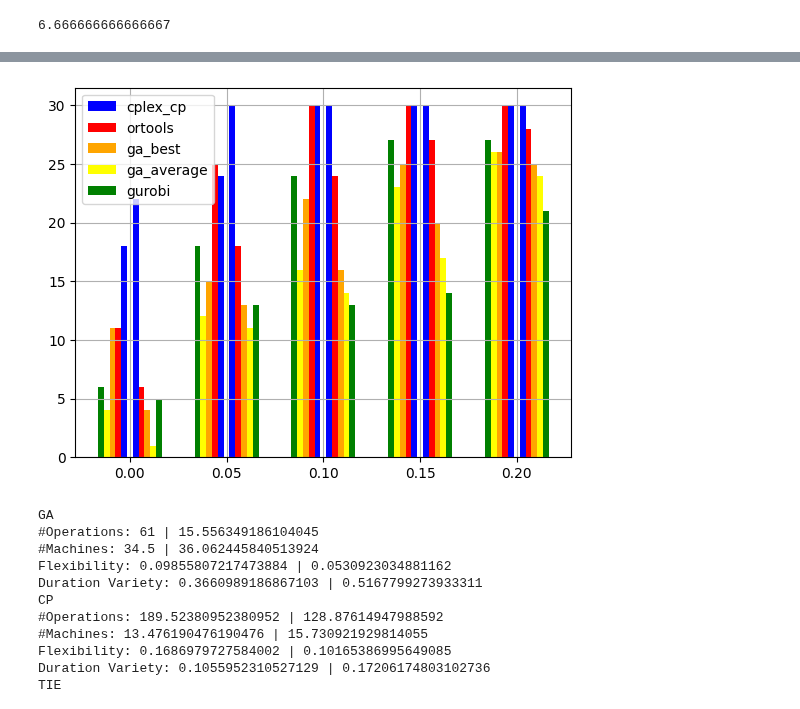
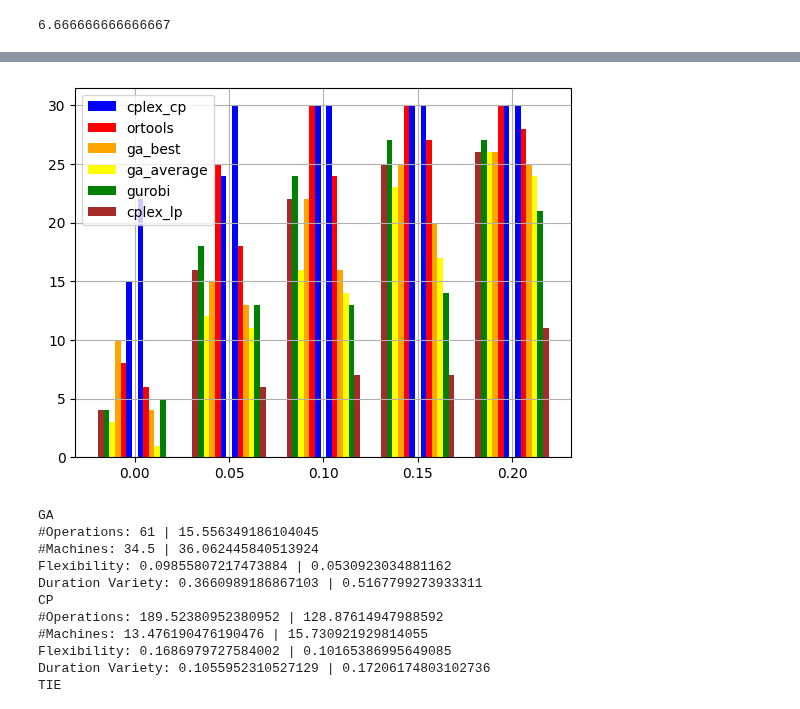
Before and after one commit to jrc-rodec/scheduling_model, a Jupyter notebook: code/analysis/fjssp_fjssp-w_comparison.ipynb, the cells around one changed output, grey strips where cells are left out. Drawn from its saved outputs; the diff is of its cells as text; code cells hidden in the pictures.

```diff
--- a/code/analysis/fjssp_fjssp-w_comparison.ipynb
+++ b/code/analysis/fjssp_fjssp-w_comparison.ipynb
@@ -120,11 +208,15 @@ compare = setup_dict()
 for instance in ga_average_fjssp:
     compare['no_worker'][instance] = {
         'fitness': ga_average_fjssp_w[instance],
+        'time_to_best': time_to_best_average(ga_fjssp_full[instance]['result']),
+        'n_improvements': n_improvements_average(ga_fjssp_full[instance]['result'])
         #'runtime': row['runtime'] # TODO: maybe?
     }
 for instance in ga_average_fjssp_w:
     compare['worker'][instance] = {
         'fitness': ga_average_fjssp_w[instance],
+        'time_to_best': time_to_best_ga(ga_fjssp_w_data[instance]['results']),
+        'n_improvements': n_improvements_average(ga_fjssp_w_data[instance]['results'])
         #'runtime': row['runtime'] # TODO: maybe?
     }
 solver['ga_average'] = compare
@@ -133,11 +225,15 @@ compare = setup_dict()
 for instance in ga_best_fjssp:
     compare['no_worker'][instance] = {
         'fitness': ga_best_fjssp_w[instance],
+        'time_to_best': time_to_best_ga(ga_fjssp_full[instance]['result']),
+        'n_improvements': n_improvements(ga_fjssp_full[instance]['result'])
         #'runtime': row['runtime'] # TODO: maybe?
     }
 for instance in ga_best_fjssp_w:
     compare['worker'][instance] = {
         'fitness': ga_best_fjssp_w[instance],
+        'time_to_best': time_to_best_ga(ga_fjssp_w_data[instance]['results']),
+        'n_improvements': n_improvements(ga_fjssp_w_data[instance]['results'])
         #'runtime': row['runtime'] # TODO: maybe?
     }
 solver['ga_best'] = compare
@@ -168,15 +264,31 @@ def remap(name):
         return 'Fattahi'+values[-1]
     return name
 # %%
+def get_last(history):
+    data = history.split('(')
+    result = float(data[-1][:-2].split(', ')[0])
+    return result
+
+def extract_time_to_best(instances):
+    result = dict()
+    #NOTE: does not work for hexaly
+    for index, row in instances.iterrows():
+        history = row['best_result_history']
+        result[row['name']] = get_last(history)
+    return result
+
 def extract_solver_data(fjssp, fjssp_w):
     compare = setup_dict()
+    time_to_best = extract_time_to_best(fjssp)
     for index, row in fjssp.iterrows():
         compare['no_worker'][row['name']] = {
             'fitness': row['fitness_value'],
             'lower_bound': row['lower_bound'],
             'status': row['optimization_status'],
-            'runtime': row['runtime']
+            'runtime': row['runtime'],
+            'time_to_best': time_to_best[row['name']]
         }
+    time_to_best = extract_time_to_best(fjssp_w)
     for index, row in fjssp_w.iterrows():
         name = remap(row['name'][2:-12])
         if name in compare['no_worker']:
@@ -184,12 +296,13 @@ def extract_solver_data(fjssp, fjssp_w):
                 'fitness': row['fitness_value'],
                 'lower_bound': row['lower_bound'],
                 'status': row['optimization_status'],
-                'runtime': row['runtime']
+                'runtime': row['runtime'],
+                'time_to_best': time_to_best[row['name']]
             }
     return compare
 # %%
 solver['cplex_cp'] = extract_solver_data(cp_fjssp, cp_fjssp_w)
-#solver['cplex_lp'] = extract_solver_data(cplp_fjssp, cplp_fjssp_w)
+solver['cplex_lp'] = extract_solver_data(cplp_fjssp, cplp_fjssp_w)
 solver['gurobi'] = extract_solver_data(gurobi_fjssp, gurobi_fjssp_w)
 solver['ortools'] = extract_solver_data(ortools_fjssp, ortools_fjssp_w)
 # %%
@@ -756,25 +875,25 @@ gurobi: FJSSP: 27 (90.0%), FJSSP-W: 21 (70.0%)
 # %%
 gap_values = [0.0, 0.05, 0.1, 0.15, 0.2]
 # fjssp
-colors = ['blue', 'red', 'orange', 'yellow', 'green']
+colors = ['blue', 'red', 'orange', 'yellow', 'green', 'brown']
 i = 1
 for s in solver:
     fjssp = []
     fjssp_w = []
     for gap in gap_values:
         nw, w = get_gaps_below(gaps[s], gap)
         fjssp.append(nw)
         fjssp_w.append(w)
     offset = 0.003
     x_fjssp = [value -(offset*i) for value in gap_values]
     plt.bar(x_fjssp, fjssp, width=0.003, color=colors[i-1], capstyle='round')
     x_fjssp_w = [value+(offset*i) for value in gap_values]
     plt.bar(x_fjssp_w, fjssp_w, width=0.003, label=s, color=colors[i-1])
     i+=1
 plt.legend()
 plt.show()
 # %% [output]
-[figure, old version]
+[figure, new version]
 # %%
 from benchmarkrewriter.benchmark_parser import BenchmarkParser, WorkerBenchmarkParser, WorkerEncoding
 def worker_flexibility(benchmark : WorkerEncoding):
```
Also changed, not shown: parts of 42 cells of this notebook.
